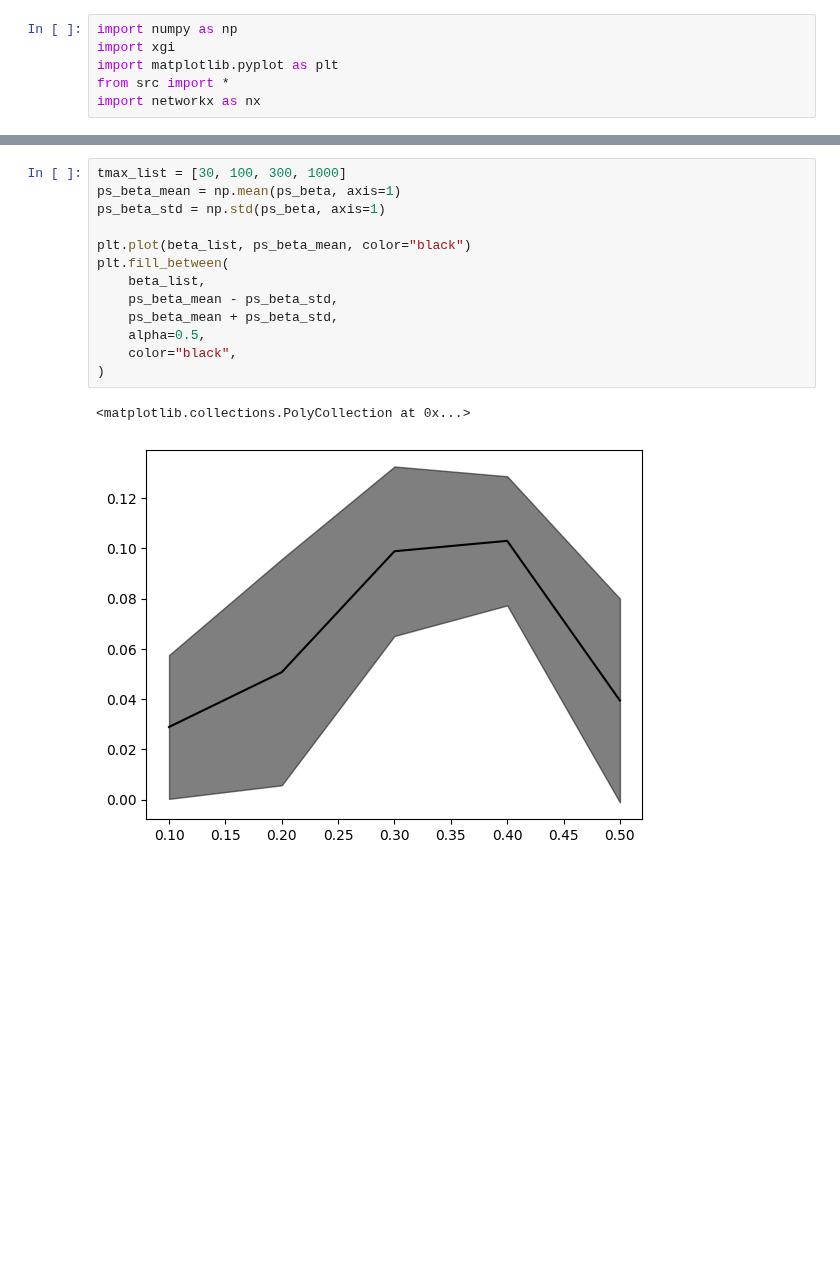
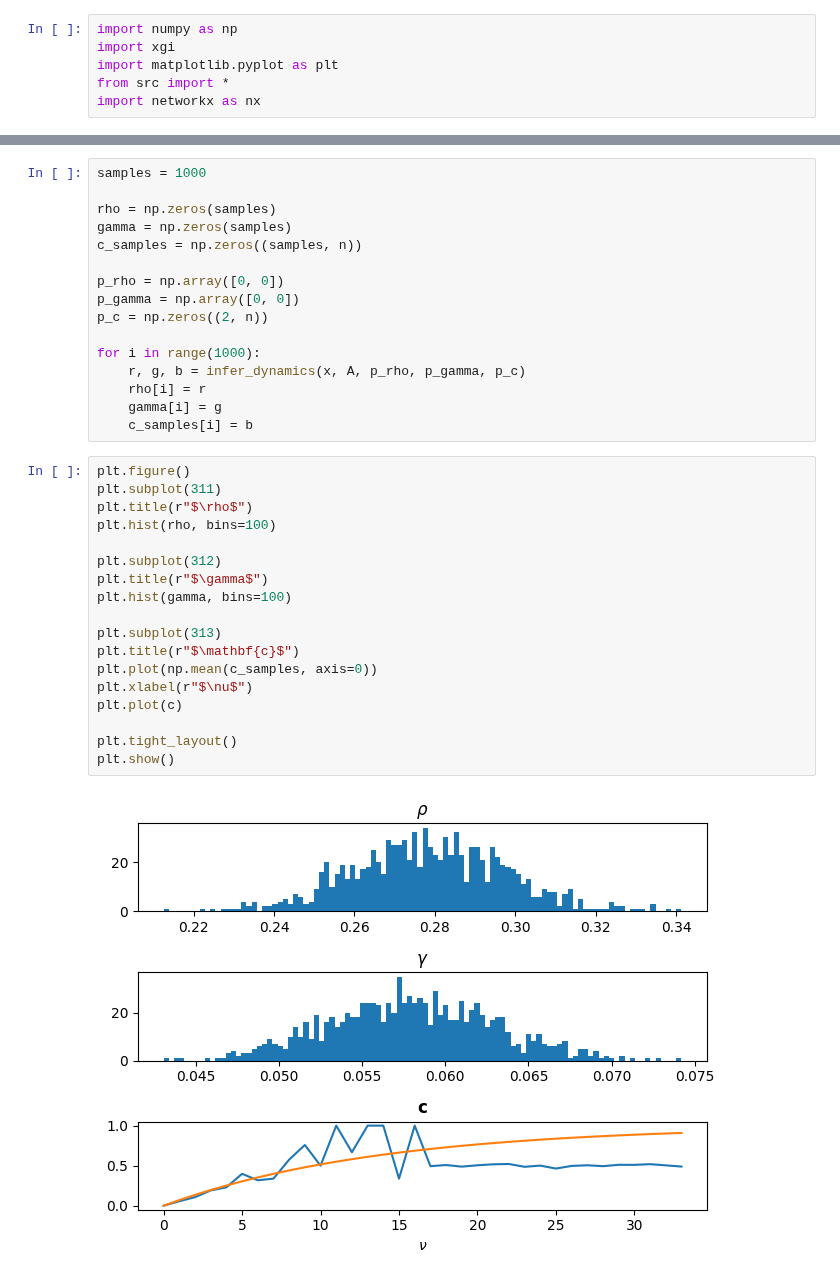
Before and after one commit to nwlandry/complex-network-reconstruction, a Jupyter notebook: run_dynamical_inference.ipynb, the cells around one changed output, grey strips where cells are left out. Saved outputs shown, nothing was run; the diff lists cells and outputs as text; blank space fills up the shorter version.

```diff
--- a/run_dynamical_inference.ipynb
+++ b/run_dynamical_inference.ipynb
@@ -236,16 +89,36 @@ Acceptance ratio is 0.05431192660550459
-# %%
-tmax_list = [30, 100, 300, 1000]
-ps_beta_mean = np.mean(ps_beta, axis=1)
-ps_beta_std = np.std(ps_beta, axis=1)
-
-plt.plot(beta_list, ps_beta_mean, color="black")
-plt.fill_between(
-    beta_list,
-    ps_beta_mean - ps_beta_std,
-    ps_beta_mean + ps_beta_std,
-    alpha=0.5,
-    color="black",
-)
-# %% [output]
-<matplotlib.collections.PolyCollection at 0x...>
-[figure, removed]
+# %%
+samples = 1000
+
+rho = np.zeros(samples)
+gamma = np.zeros(samples)
+c_samples = np.zeros((samples, n))
+
+p_rho = np.array([0, 0])
+p_gamma = np.array([0, 0])
+p_c = np.zeros((2, n))
+
+for i in range(1000):
+    r, g, b = infer_dynamics(x, A, p_rho, p_gamma, p_c)
+    rho[i] = r
+    gamma[i] = g
+    c_samples[i] = b
+# %%
+plt.figure()
+plt.subplot(311)
+plt.title(r"$\rho$")
+plt.hist(rho, bins=100)
+
+plt.subplot(312)
+plt.title(r"$\gamma$")
+plt.hist(gamma, bins=100)
+
+plt.subplot(313)
+plt.title(r"$\mathbf{c}$")
+plt.plot(np.mean(c_samples, axis=0))
+plt.xlabel(r"$\nu$")
+plt.plot(c)
+
+plt.tight_layout()
+plt.show()
+# %% [output]
+[figure, added]
```
Also changed, not shown: parts of 19 cells of this notebook, 1 other file.
